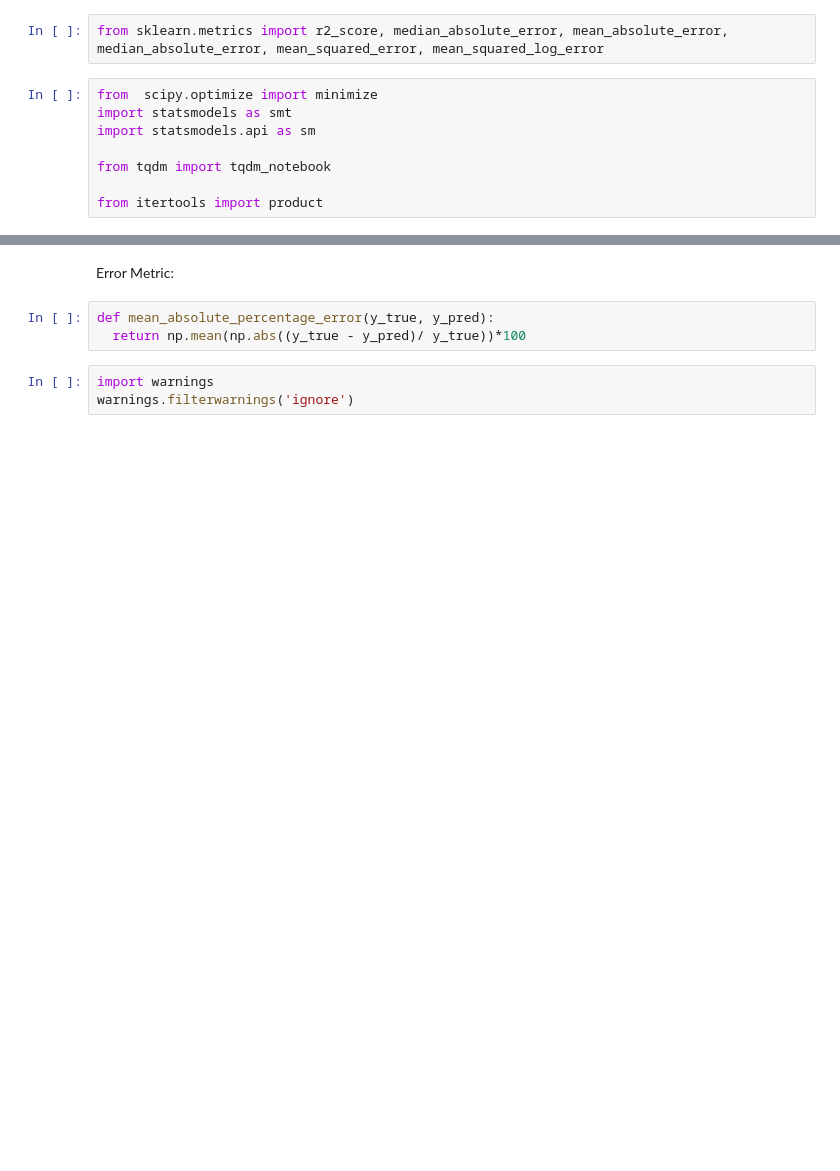
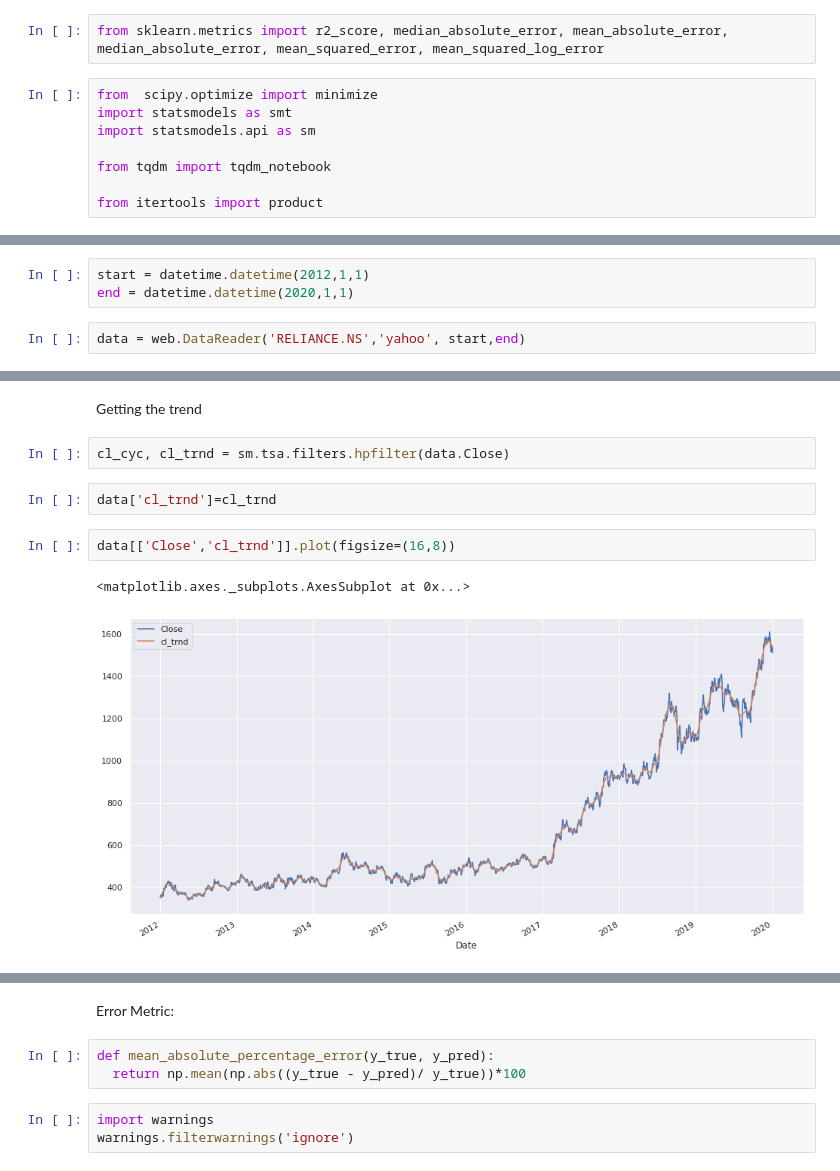
Before and after one commit to DeepankarAcharyya/Time_Series_Data, a Jupyter notebook: Time_Series_Analysis_Stock_Price.ipynb, the cells around one changed output, grey strips where cells are left out. Saved outputs shown, nothing was run; the diff lists cells and outputs as text; blank space fills up the shorter version.

```diff
--- a/Time_Series_Analysis_Stock_Price.ipynb
+++ b/Time_Series_Analysis_Stock_Price.ipynb
@@ -20,0 +26,5 @@ from itertools import product
+# %%
+start = datetime.datetime(2012,1,1)
+end = datetime.datetime(2020,1,1)
+# %%
+data = web.DataReader('RELIANCE.NS','yahoo', start,end)
@@ -20,0 +41,11 @@ from itertools import product
+# %% [markdown]
+Getting the trend
+# %%
+cl_cyc, cl_trnd = sm.tsa.filters.hpfilter(data.Close)
+# %%
+data['cl_trnd']=cl_trnd
+# %%
+data[['Close','cl_trnd']].plot(figsize=(16,8))
+# %% [output]
+<matplotlib.axes._subplots.AxesSubplot at 0x...>
+[figure, added]
```
Also changed, not shown: parts of 16 cells of this notebook.
